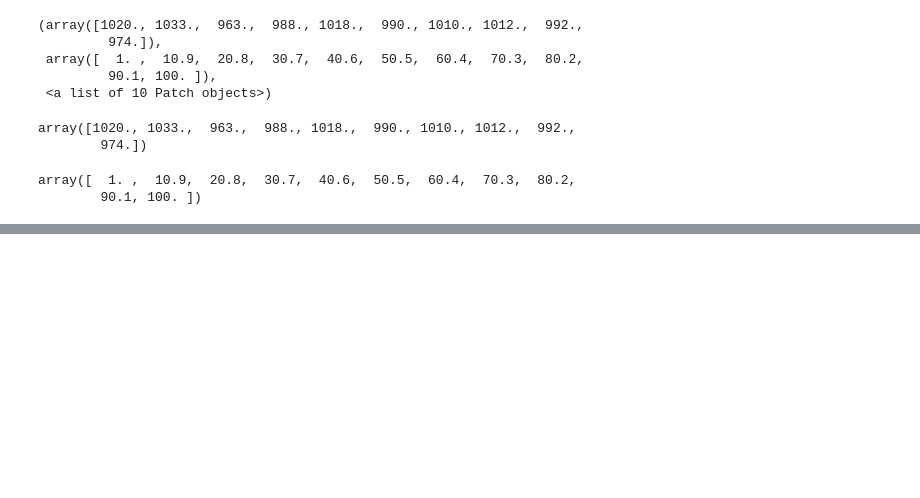
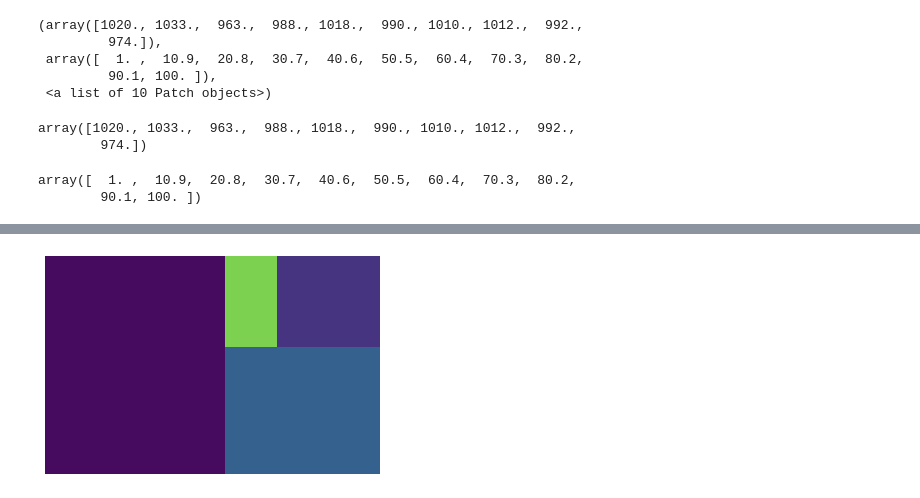
Before and after one commit to nualpair/data_viz_2022, a Jupyter notebook: DataViz04_Data_Comparison.ipynb, the cells around one changed output, grey strips where cells are left out. Saved outputs shown, nothing was run; the diff lists cells and outputs as text; code cells hidden in the pictures; blank space fills up the shorter version.

```diff
--- a/DataViz04_Data_Comparison.ipynb
+++ b/DataViz04_Data_Comparison.ipynb
@@ -345,0 +365,6 @@ array([  1. ,  10.9,  20.8,  30.7,  40.6,  50.5,  60.4,  70.3,  80.2,
+# %%
+squarify.plot(data)
+plt.axis('off')
+plt.show()
+# %% [output]
+[figure, added]
```
Also changed, not shown: parts of 29 cells of this notebook.
